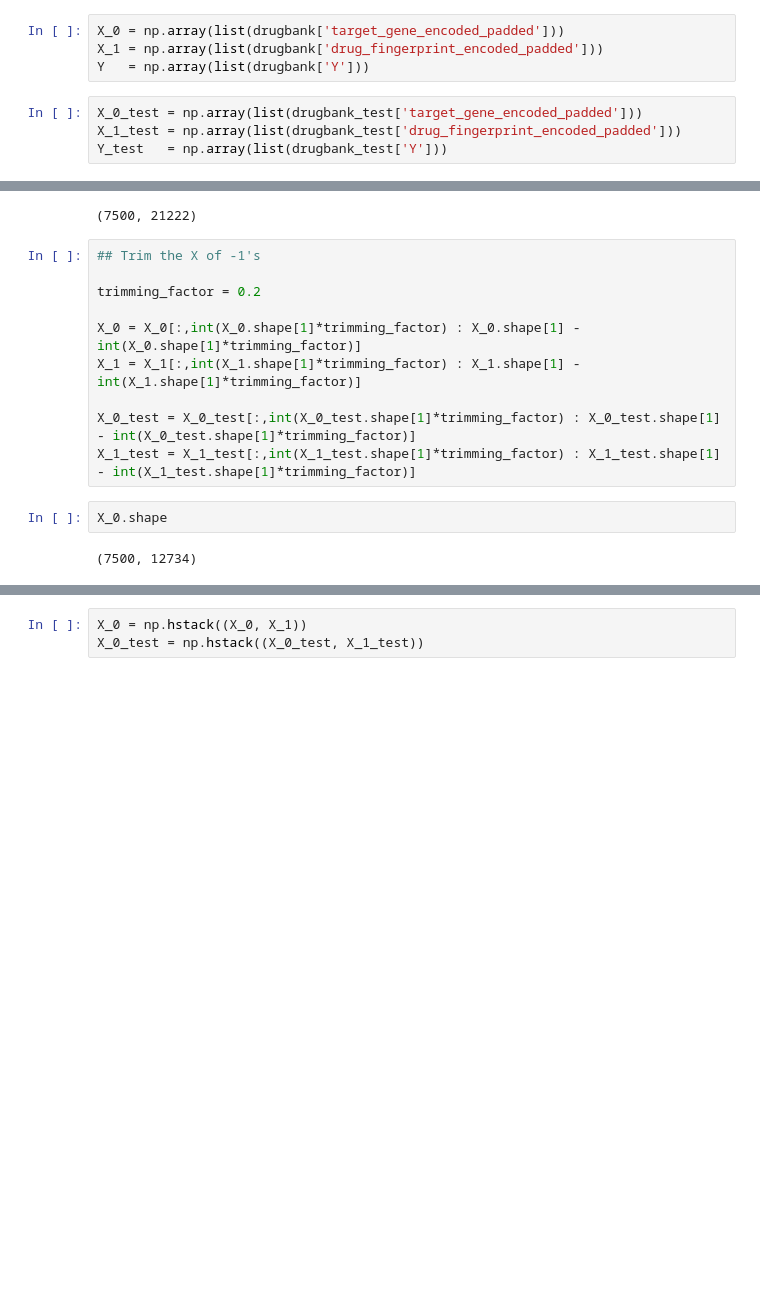
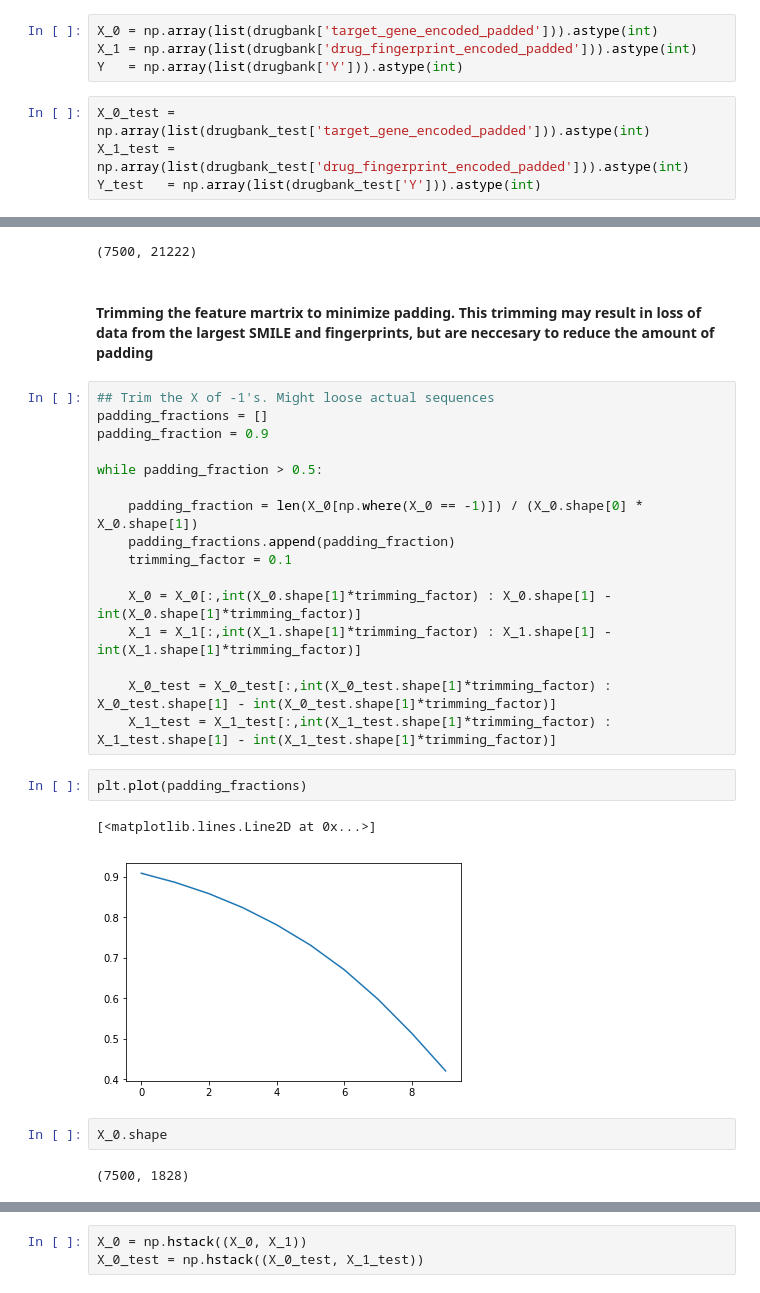
Before and after one commit to fhooton/DeepDrugRepurposer, a Jupyter notebook: Model - Phase II.ipynb, the cells around one changed output, grey strips where cells are left out. Cells and saved outputs as stored; diff of their text form; blank space fills up the shorter version.

```diff
--- a/Model - Phase II.ipynb
+++ b/Model - Phase II.ipynb
@@ -212,11 +217,11 @@ drugbank['target_gene_encoded_padded'][0]
 # %%
-X_0 = np.array(list(drugbank['target_gene_encoded_padded']))
-X_1 = np.array(list(drugbank['drug_fingerprint_encoded_padded']))
-Y   = np.array(list(drugbank['Y']))
+X_0 = np.array(list(drugbank['target_gene_encoded_padded'])).astype(int)
+X_1 = np.array(list(drugbank['drug_fingerprint_encoded_padded'])).astype(int)
+Y   = np.array(list(drugbank['Y'])).astype(int)
 # %%
-X_0_test = np.array(list(drugbank_test['target_gene_encoded_padded']))
-X_1_test = np.array(list(drugbank_test['drug_fingerprint_encoded_padded']))
-Y_test   = np.array(list(drugbank_test['Y']))
+X_0_test = np.array(list(drugbank_test['target_gene_encoded_padded'])).astype(int)
+X_1_test = np.array(list(drugbank_test['drug_fingerprint_encoded_padded'])).astype(int)
+Y_test   = np.array(list(drugbank_test['Y'])).astype(int)
 # %%
 X_0.shape
 # %% [output]
@@ -225,20 +230,33 @@ X_0.shape
 X_0_test.shape
 # %% [output]
 (7500, 21222)
+# %% [markdown]
+#### Trimming the feature martrix to minimize padding. This trimming may result in loss of data from the largest SMILE and fingerprints, but are neccesary to reduce the amount of padding
 # %%
-## Trim the X of -1's
+## Trim the X of -1's. Might loose actual sequences
+padding_fractions = []
+padding_fraction = 0.9
 
-trimming_factor = 0.2
+while padding_fraction > 0.5:
 
-X_0 = X_0[:,int(X_0.shape[1]*trimming_factor) : X_0.shape[1] - int(X_0.shape[1]*trimming_factor)]
-X_1 = X_1[:,int(X_1.shape[1]*trimming_factor) : X_1.shape[1] - int(X_1.shape[1]*trimming_factor)]
+    padding_fraction = len(X_0[np.where(X_0 == -1)]) / (X_0.shape[0] * X_0.shape[1])
+    padding_fractions.append(padding_fraction)
+    trimming_factor = 0.1
 
-X_0_test = X_0_test[:,int(X_0_test.shape[1]*trimming_factor) : X_0_test.shape[1] - int(X_0_test.shape[1]*trimming_factor)]
-X_1_test = X_1_test[:,int(X_1_test.shape[1]*trimming_factor) : X_1_test.shape[1] - int(X_1_test.shape[1]*trimming_factor)]
+    X_0 = X_0[:,int(X_0.shape[1]*trimming_factor) : X_0.shape[1] - int(X_0.shape[1]*trimming_factor)]
+    X_1 = X_1[:,int(X_1.shape[1]*trimming_factor) : X_1.shape[1] - int(X_1.shape[1]*trimming_factor)]
+
+    X_0_test = X_0_test[:,int(X_0_test.shape[1]*trimming_factor) : X_0_test.shape[1] - int(X_0_test.shape[1]*trimming_factor)]
+    X_1_test = X_1_test[:,int(X_1_test.shape[1]*trimming_factor) : X_1_test.shape[1] - int(X_1_test.shape[1]*trimming_factor)]
+# %%
+plt.plot(padding_fractions)
+# %% [output]
+[<matplotlib.lines.Line2D at 0x...>]
+[figure, added]
 # %%
 X_0.shape
 # %% [output]
-(7500, 12734)
+(7500, 1828)
 # %%
 X_0_test.shape
 # %% [output]
```
Also changed, not shown: parts of 12 cells of this notebook.
